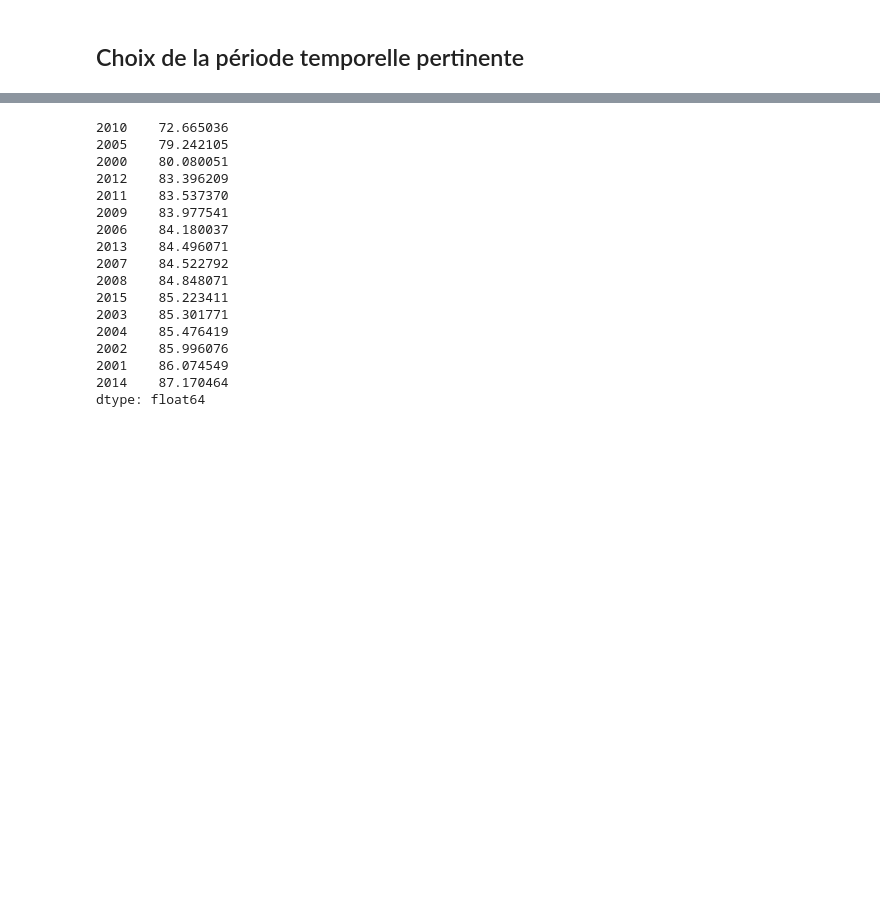
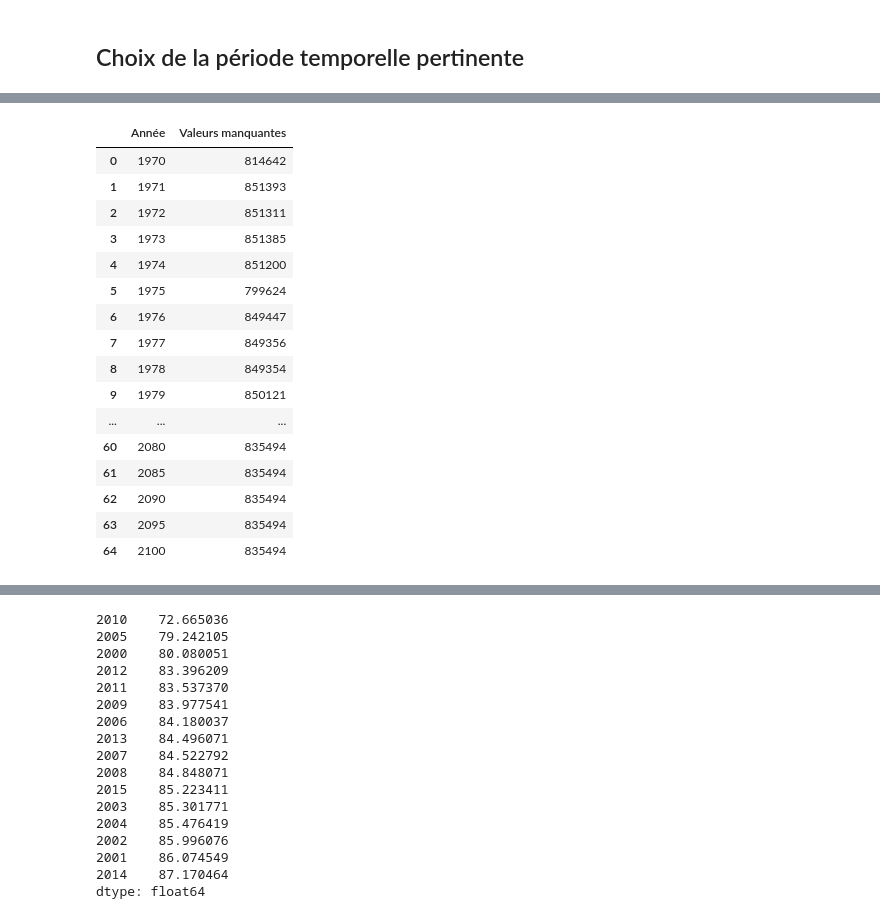
Before and after one commit to AntoineKelleni/Analysez-les-donn-es-de-syst-mes-ducatifs, a Jupyter notebook: main.ipynb, the cells around one changed output, grey strips where cells are left out. Saved outputs shown, nothing was run; the diff lists cells and outputs as text; code cells hidden in the pictures; blank space fills up the shorter version.

```diff
--- a/main.ipynb
+++ b/main.ipynb
@@ -1072,3 +1072,36 @@ df_data.head()
 | 2 | Latin America & Caribbean (exclud... | LAC | Adjusted net enrolment rate, lowe... | UIS.NERA.2.GPI | NaN | NaN | NaN | NaN | ... |
 | 3 | Latin America & Caribbean (exclud... | LAC | Adjusted net enrolment rate, lowe... | UIS.NERA.2.M | NaN | NaN | NaN | NaN | ... |
 | 4 | Latin America & Caribbean (exclud... | LAC | Adjusted net enrolment rate, prim... | SE.PRM.TENR | 82.346046 | 82.773399 | 83.2892 | 83.981491 | ... |
+# %%
+# On sélectionne uniquement les colonnes contenant les années
+years_columns = [col for col in df_data.columns if col.isdigit()]
+
+# On calcule le nombre de valeurs manquantes par année
+missing_per_year = df_data[years_columns].isna().sum()
+
+# On convertit en dataframe pour affichage plus clair
+missing_per_year_df = missing_per_year.reset_index()
+missing_per_year_df.columns = ['Année', 'Valeurs manquantes']
+missing_per_year_df['Année'] = missing_per_year_df['Année'].astype(int)
+missing_per_year_df = missing_per_year_df.sort_values('Année')
+
+# Affichage
+display(missing_per_year_df)
+# %% [output]
+|  | Année | Valeurs manquantes |
+| 0 | 1970 | 814642 |
+| 1 | 1971 | 851393 |
+| 2 | 1972 | 851311 |
+| 3 | 1973 | 851385 |
+| 4 | 1974 | 851200 |
+| 5 | 1975 | 799624 |
+| 6 | 1976 | 849447 |
+| 7 | 1977 | 849356 |
+| 8 | 1978 | 849354 |
+| 9 | 1979 | 850121 |
+| ... | ... | ... |
+| 60 | 2080 | 835494 |
+| 61 | 2085 | 835494 |
+| 62 | 2090 | 835494 |
+| 63 | 2095 | 835494 |
+| 64 | 2100 | 835494 |
```
Also changed, not shown: parts of 5 cells of this notebook.
